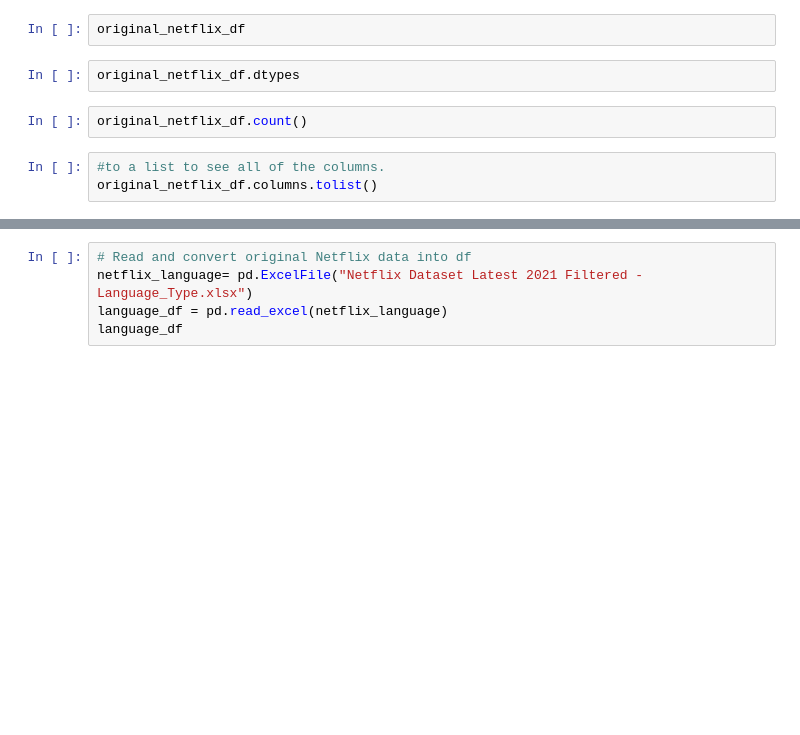
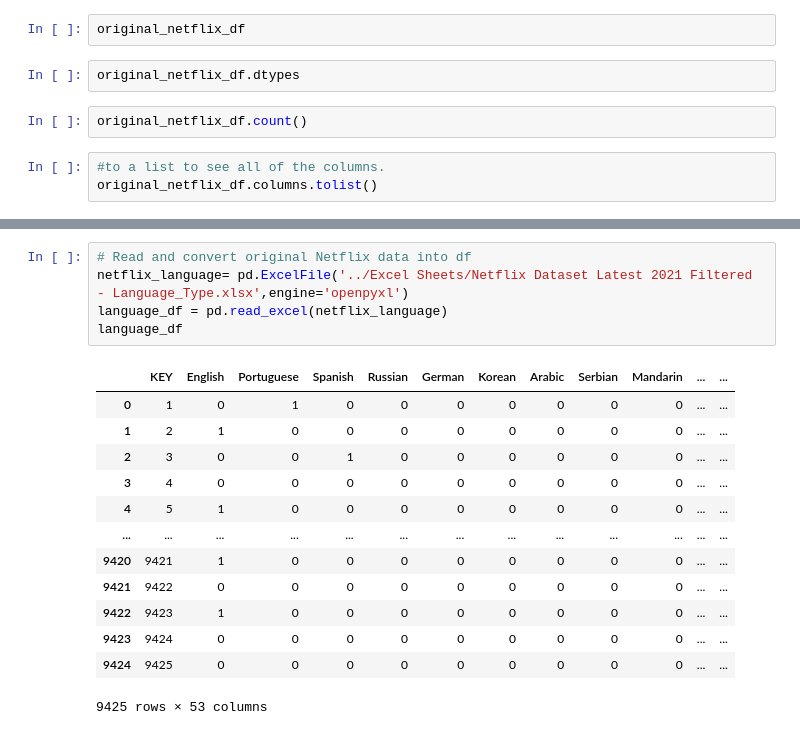
Before and after one commit to Cyber-Wolfe/Netflix_and_Analyze, a Jupyter notebook: Jupyter Notebooks/NetflixDataset.ipynb, the cells around one changed output, grey strips where cells are left out. Cells and saved outputs as stored; diff of their text form; blank space fills up the shorter version.

Commit message:
worked on jupyter notebook file for dataframes

```diff
--- a/Jupyter Notebooks/NetflixDataset.ipynb
+++ b/Jupyter Notebooks/NetflixDataset.ipynb
@@ -38,5 +73,19 @@ genreType_df
 # %%
 # Read and convert original Netflix data into df
-netflix_language= pd.ExcelFile("Netflix Dataset Latest 2021 Filtered - Language_Type.xlsx")
+netflix_language= pd.ExcelFile('../Excel Sheets/Netflix Dataset Latest 2021 Filtered - Language_Type.xlsx',engine='openpyxl')
 language_df = pd.read_excel(netflix_language)
 language_df
+# %% [output]
+|  | KEY | English | Portuguese | Spanish | Russian | German | Korean | Arabic | Serbian | Mandarin | ... | ... |
+| 0 | 1 | 0 | 1 | 0 | 0 | 0 | 0 | 0 | 0 | 0 | ... | ... |
+| 1 | 2 | 1 | 0 | 0 | 0 | 0 | 0 | 0 | 0 | 0 | ... | ... |
+| 2 | 3 | 0 | 0 | 1 | 0 | 0 | 0 | 0 | 0 | 0 | ... | ... |
+| 3 | 4 | 0 | 0 | 0 | 0 | 0 | 0 | 0 | 0 | 0 | ... | ... |
+| 4 | 5 | 1 | 0 | 0 | 0 | 0 | 0 | 0 | 0 | 0 | ... | ... |
+| ... | ... | ... | ... | ... | ... | ... | ... | ... | ... | ... | ... | ... |
+| 9420 | 9421 | 1 | 0 | 0 | 0 | 0 | 0 | 0 | 0 | 0 | ... | ... |
+| 9421 | 9422 | 0 | 0 | 0 | 0 | 0 | 0 | 0 | 0 | 0 | ... | ... |
+| 9422 | 9423 | 1 | 0 | 0 | 0 | 0 | 0 | 0 | 0 | 0 | ... | ... |
+| 9423 | 9424 | 0 | 0 | 0 | 0 | 0 | 0 | 0 | 0 | 0 | ... | ... |
+| 9424 | 9425 | 0 | 0 | 0 | 0 | 0 | 0 | 0 | 0 | 0 | ... | ... |
+9425 rows × 53 columns
```
Also changed, not shown: parts of 4 cells of this notebook.
